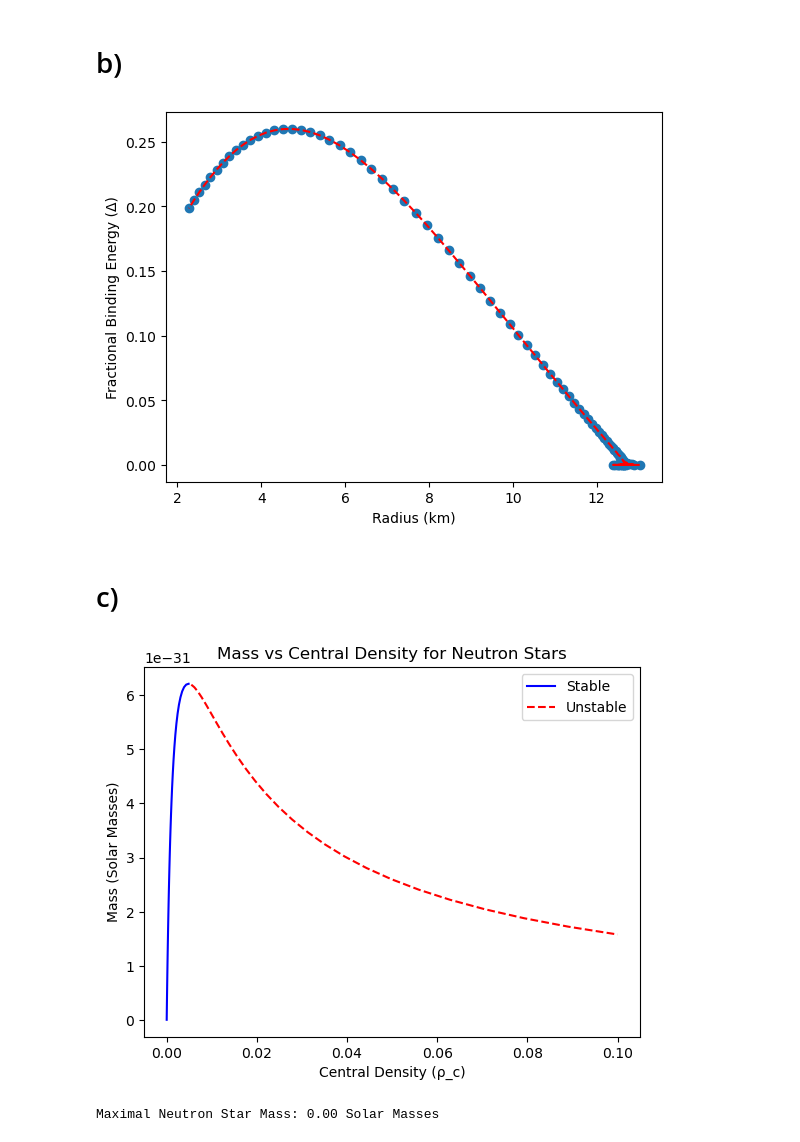
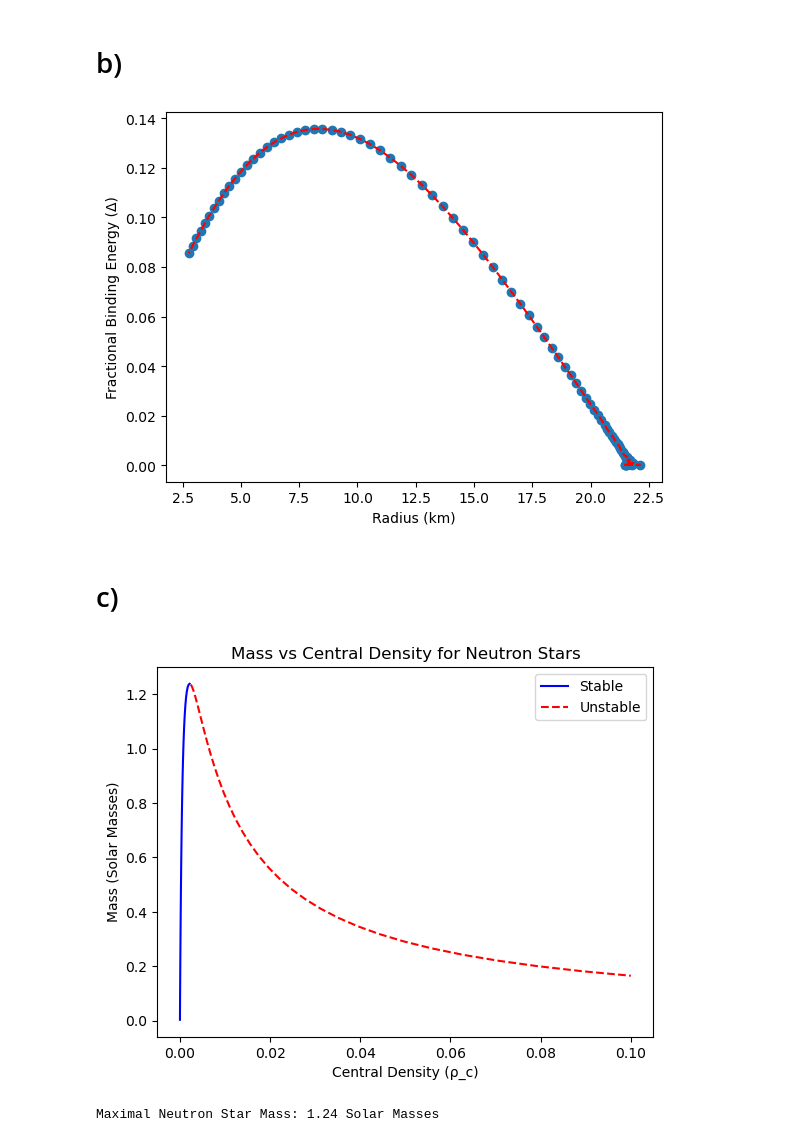
Before and after one commit to eamasya19/phys414_final_project, a Jupyter notebook: einstein.ipynb, the cells around one changed output. Drawn from its saved outputs; the diff is of its cells as text; code cells hidden in the pictures.

Commit message:
einstein part d and e finished

```diff
--- a/einstein.ipynb
+++ b/einstein.ipynb
@@ -80,7 +82,7 @@ radii = []
 for p_c in central_pressures:
     sol = solve_tov(p_c)
     m, r = sol
-    masses.append(m / solar_mass)  # convert to solar masses
+    masses.append(m)  # convert to solar masses
     radii.append(r / 1000 )  # convert to kilometers
 
 radii = np.asarray(radii).astype(float)
@@ -98,7 +100,7 @@ plt.show()
 # %% [markdown]
 # b)
 # %%
-def tov_equations_part_b(r, y):
+def tov_equations_part_b(r, y, K):
     m, nu, p, mp = y
     rho = (p / K)**(1/2) if p > 0 else 0
 
@@ -106,11 +108,11 @@ def tov_equations_part_b(r, y):
         return [0, 0, 0, 0]
 
     if r == 0:
-        dmp_dr = o
+        dmp_dr = 0
         dnu_dr = 0
         dp_dr = 0
     else:
-        dm_dr = 4 * np.pi * r**2 * rho
+        dm_dr = 4 * pi * r**2 * rho
         dnu_dr =  2*(m + 4*pi * r**3 * p) / (r * (r - 2*m))
         dp_dr =  -0.5 * (rho + p) * nu
 
@@ -118,7 +120,7 @@ def tov_equations_part_b(r, y):
         dmp_dr = 4*pi * (1 - 2*m/r)**(-1/2) * r**2 * rho
     return [dm_dr, dnu_dr, dp_dr, dmp_dr]
 
-def solve_tov_part_b(p_c):
+def solve_tov_part_b(p_c,K):
     r_init = 1e-6  # Avoid singularity at the center
     m_init = 0  # Initial mass is zero
     nu_init = 0
@@ -127,37 +129,37 @@ def solve_tov_part_b(p_c):
 
     # Integration using Runge-Kutta 4
     r_span = [r_init, 1e5]  # Adjust the upper bound as needed
-    sol = solve_ivp(tov_equations_part_b, r_span, y_init, method='RK45', rtol=1e-6, atol=1e-6, events=pressure_zero)
+    sol = solve_ivp(tov_equations_part_b, r_span, y_init, args=(K,), method='RK45', rtol=1e-6, atol=1e-6, events=pressure_zero)
 
 
     return sol.y[0,-1], sol.t[-1], sol.y[3, -1] # additionally return mp
 # %%
 # computing delta values
 delta_vals = []
 masses = []
 radii = []
 for p_c in central_pressures:
-    m, r, m_p = solve_tov_part_b(p_c)
+    m, r, m_p = solve_tov_part_b(p_c,K)
 
     if m > 0: # avoid division by zero
         delta = (m_p - m) / m
         delta_vals.append(delta)
-        masses.append(m / solar_mass) # convert to solar masses
+        masses.append(m ) # convert to solar masses
         radii.append(r / 1000) # convert to kilometers
 
 radii = np.asarray(radii).astype(float)
 delta_vals = np.asarray(delta_vals).astype(float)
 
 # plotting delta vs R
 
 plt.figure()
 plt.scatter(x=radii * length_unit, y=delta_vals)
 plt.plot(radii * length_unit, delta_vals, '--', color='red')
 plt.xlabel('Radius (km)')
 plt.ylabel('Fractional Binding Energy (Δ)')
 plt.show()
 # %% [output]
-[figure, old version]
+[figure, new version]
 # %% [markdown]
 # c)
 # %%
@@ -165,8 +167,8 @@ masses = []
 rho_c_vals = rho_vals
 
 for p_c in central_pressures:
-    _, _, mp = solve_tov_part_b(p_c)
-    masses.append(mp / solar_mass)  # Convert to solar masses
+    _, _, mp = solve_tov_part_b(p_c,K)
+    masses.append(mp)
 
 masses = np.asarray(masses)
 
@@ -193,5 +195,5 @@ plt.show()
 max_mass = np.max(masses)
 print(f"Maximal Neutron Star Mass: {max_mass:.2f} Solar Masses")
 # %% [output]
-[figure, old version]
+[figure, new version]
-Maximal Neutron Star Mass: 0.00 Solar Masses
+Maximal Neutron Star Mass: 1.24 Solar Masses
```
Also changed, not shown: parts of 7 cells of this notebook, 3 other files.
